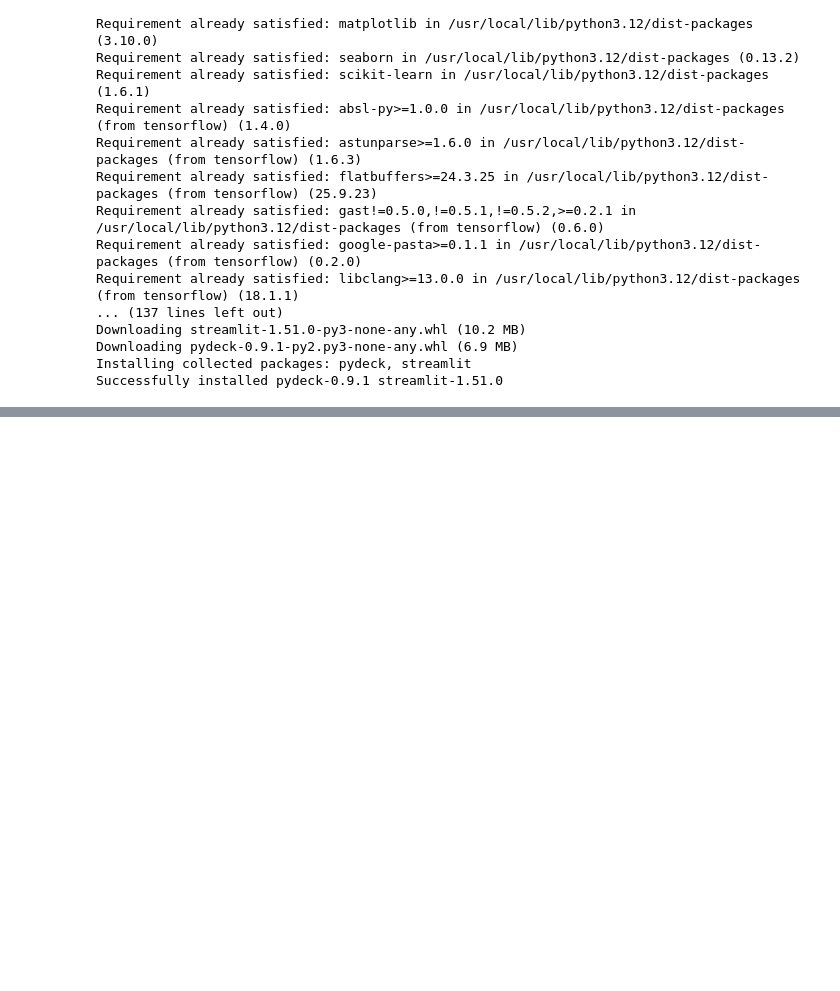
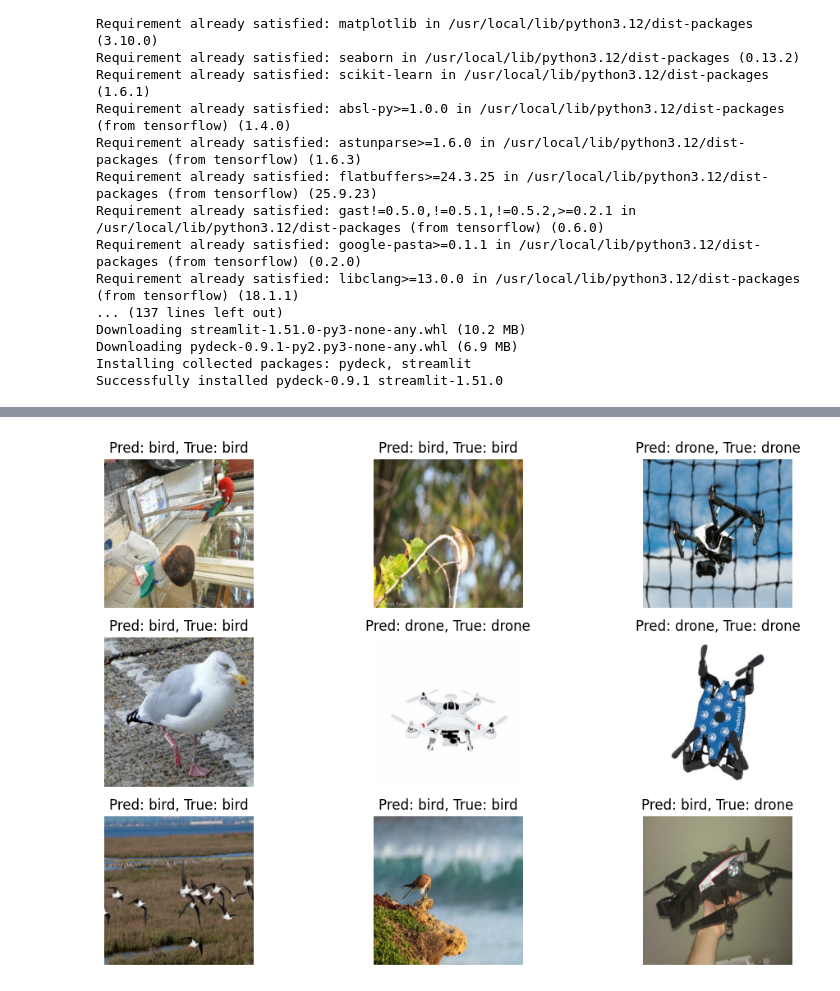
Before and after one commit to Maansi-1590/Aerial-Object-Project, a Jupyter notebook: Aerial_Object.ipynb, the cells around one changed output, grey strips where cells are left out. Saved outputs shown, nothing was run; the diff lists cells and outputs as text; code cells hidden in the pictures; blank space fills up the shorter version.

```diff
--- a/Aerial_Object.ipynb
+++ b/Aerial_Object.ipynb
@@ -28,0 +46,23 @@ Successfully installed pydeck-0.9.1 streamlit-1.51.0
+# %%
+import tensorflow as tf
+
+IMG_SIZE = (224, 224)
+BATCH_SIZE = 32
+
+train_ds = tf.keras.preprocessing.image_dataset_from_directory(
+    dataset_path + "train",
+    image_size=IMG_SIZE,
+    batch_size=BATCH_SIZE
+)
+
+valid_ds = tf.keras.preprocessing.image_dataset_from_directory(
+    dataset_path + "valid",
+    image_size=IMG_SIZE,
+    batch_size=BATCH_SIZE
+)
+
+test_ds = tf.keras.preprocessing.image_dataset_from_directory(
+    dataset_path + "test",
+    image_size=IMG_SIZE,
+    batch_size=BATCH_SIZE
+)
@@ -28,0 +219,4 @@ Successfully installed pydeck-0.9.1 streamlit-1.51.0
+# %%
+from tensorflow.keras.models import load_model
+
+model = load_model("aerial_classification_model.keras")
@@ -28,0 +256,13 @@ Successfully installed pydeck-0.9.1 streamlit-1.51.0
+# %%
+import matplotlib.pyplot as plt
+
+for images, labels in test_ds.take(1):
+    preds = np.argmax(model.predict(images), axis=1)
+    plt.figure(figsize=(12,8))
+    for i in range(9):
+        plt.subplot(3,3,i+1)
+        plt.imshow(images[i].numpy().astype("uint8"))
+        plt.title(f"Pred: {train_ds.class_names[preds[i]]}, True: {train_ds.class_names[labels[i]]}")
+        plt.axis("off")
+    plt.show()
+# %% [output]
@@ -28,0 +271 @@ Successfully installed pydeck-0.9.1 streamlit-1.51.0
+[figure, added]
```
Also changed, not shown: parts of 25 cells of this notebook.
